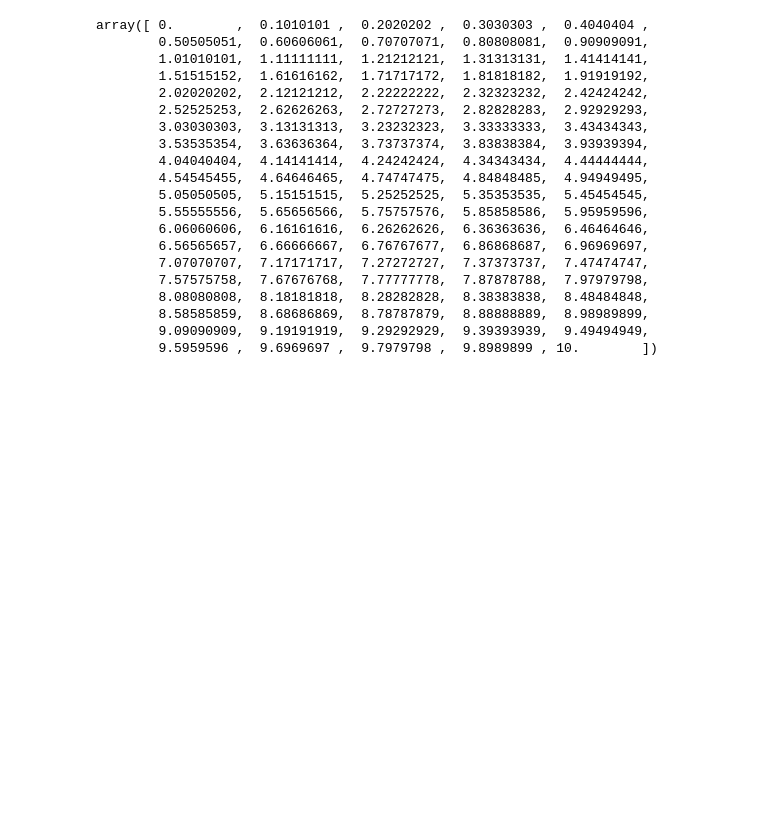
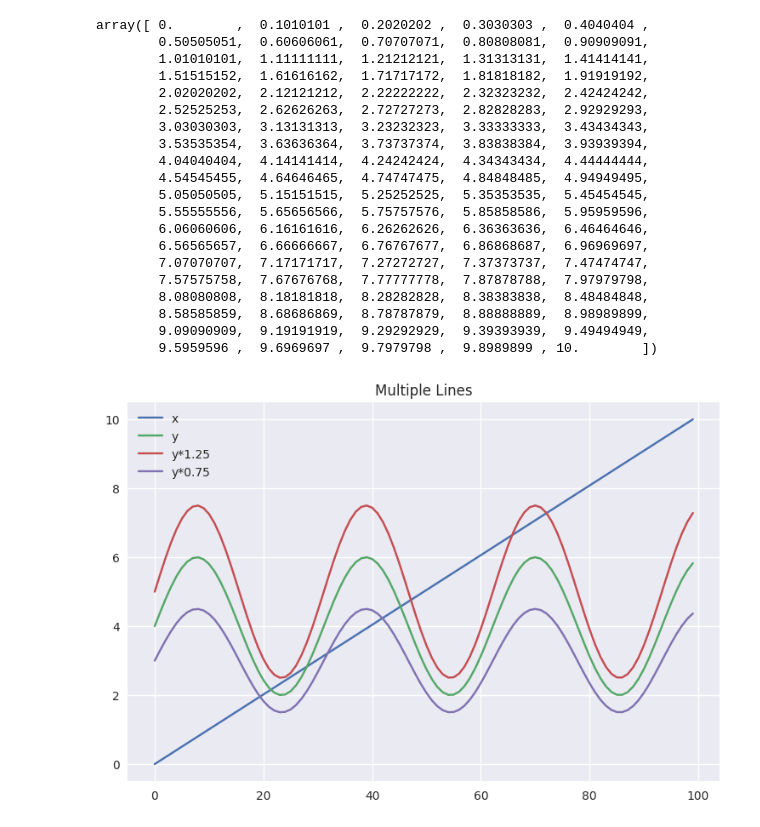
Before and after one commit to rodrigozuniga/jupyterGraphs, a Jupyter notebook: graphStyles.ipynb, the cells around one changed output. Saved outputs shown, nothing was run; the diff lists cells and outputs as text; code cells hidden in the pictures; blank space fills up the shorter version.

Commit message:
line graph with multiple lines

```diff
--- a/graphStyles.ipynb
+++ b/graphStyles.ipynb
@@ -109,3 +105,13 @@ array([ 0.        ,  0.1010101 ,  0.2020202 ,  0.3030303 ,  0.4040404 ,
         8.58585859,  8.68686869,  8.78787879,  8.88888889,  8.98989899,
         9.09090909,  9.19191919,  9.29292929,  9.39393939,  9.49494949,
         9.5959596 ,  9.6969697 ,  9.7979798 ,  9.8989899 , 10.        ])
+# %%
+plt.plot(x)
+plt.plot(y)
+plt.plot(y*1.25)
+plt.plot(y*0.75)
+plt.title('Multiple Lines')
+plt.legend(['x', 'y', 'y*1.25', 'y*0.75'])
+plt.show()
+# %% [output]
+[figure, added]
```
Also changed, not shown: parts of 1 cell of this notebook.
